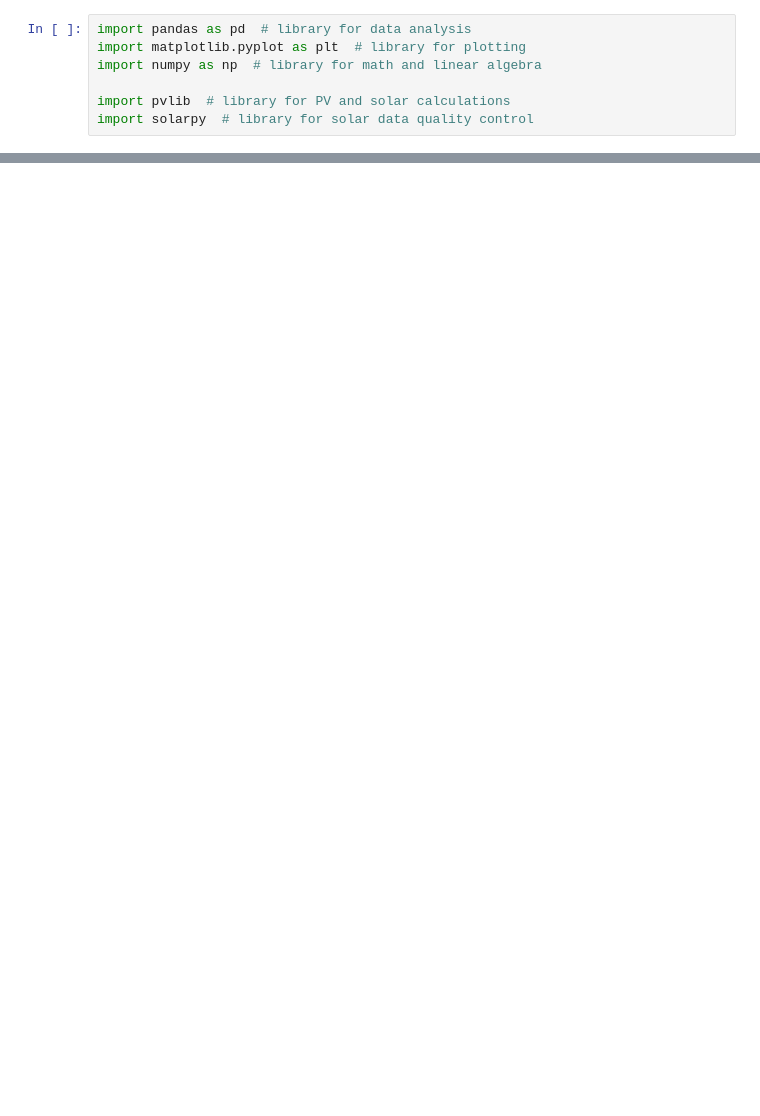
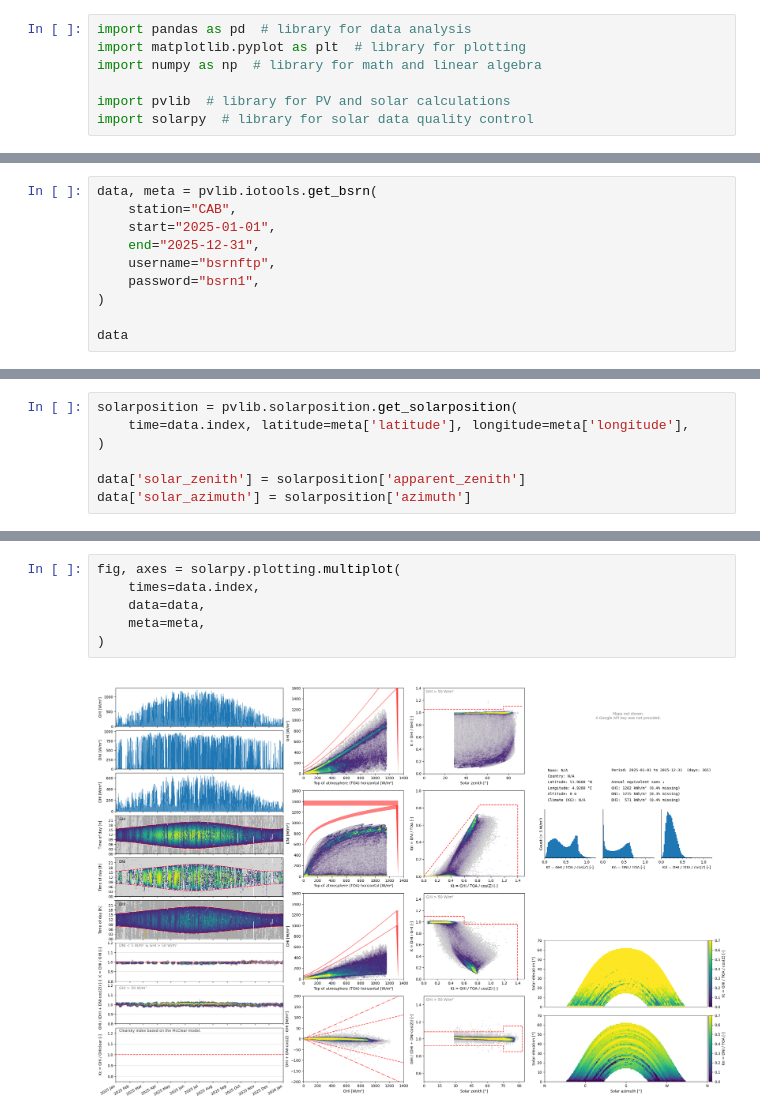
Before and after one commit to AdamRJensen/solar-resource-course, a Jupyter notebook: multiplot-bsrn-exploration.ipynb, the cells around one changed output, grey strips where cells are left out. Saved outputs shown, nothing was run; the diff lists cells and outputs as text; blank space fills up the shorter version.

```diff
--- a/multiplot-bsrn-exploration.ipynb
+++ b/multiplot-bsrn-exploration.ipynb
@@ -114,0 +27,10 @@ However, to improve future data collection, it is necessary to understand what w
+# %%
+data, meta = pvlib.iotools.get_bsrn(
+    station="CAB",
+    start="2025-01-01",
+    end="2025-12-31",
+    username="bsrnftp",
+    password="bsrn1",
+)
+
+data
@@ -114,0 +54,7 @@ However, to improve future data collection, it is necessary to understand what w
+# %%
+solarposition = pvlib.solarposition.get_solarposition(
+    time=data.index, latitude=meta['latitude'], longitude=meta['longitude'],
+)
+
+data['solar_zenith'] = solarposition['apparent_zenith']
+data['solar_azimuth'] = solarposition['azimuth']
@@ -114,0 +68,8 @@ However, to improve future data collection, it is necessary to understand what w
+# %%
+fig, axes = solarpy.plotting.multiplot(
+    times=data.index,
+    data=data,
+    meta=meta,
+)
+# %% [output]
+[figure, added]
```
Also changed, not shown: parts of 29 cells of this notebook.
